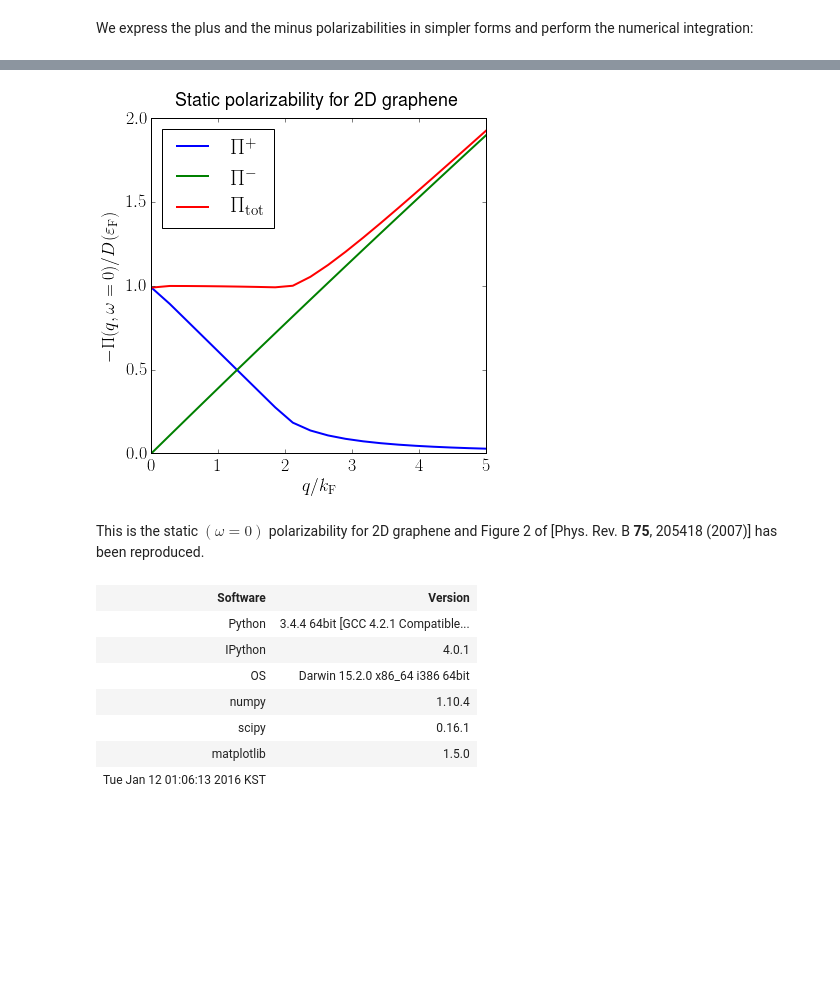
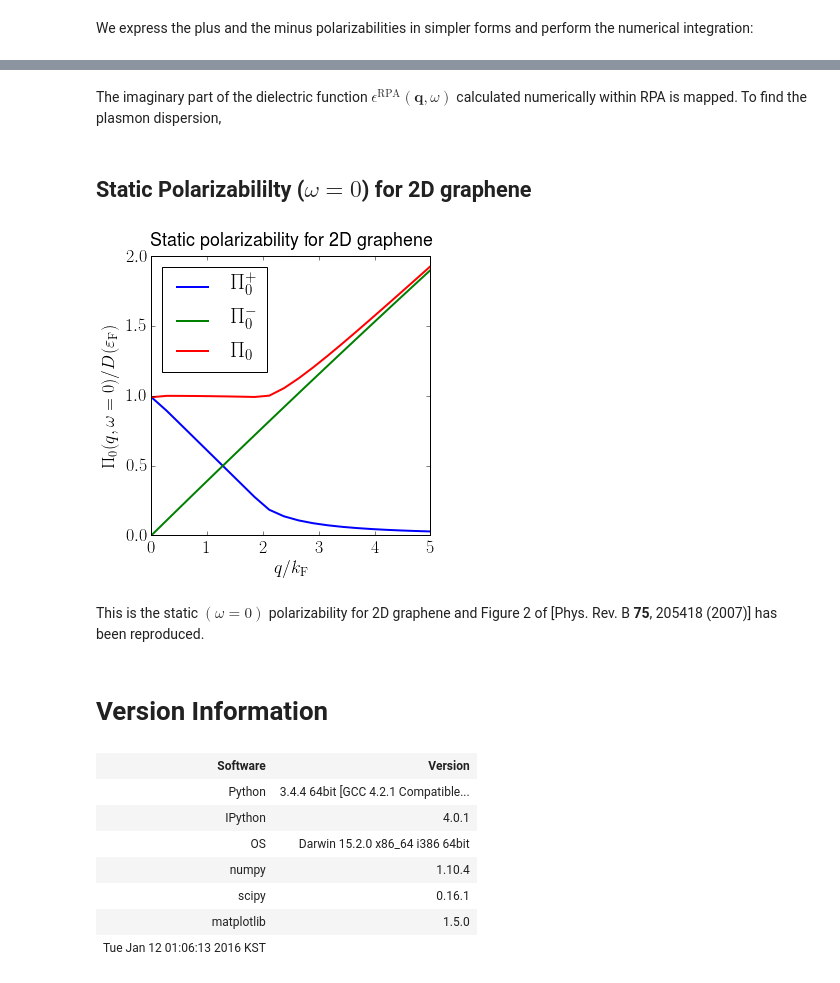
Before and after one commit to eunjongkim/reproduced-papers, a Jupyter notebook: Reproduce-PRB-75-205418-2007-Hwang.ipynb, the cells around one changed output, grey strips where cells are left out. Drawn from its saved outputs; the diff is of its cells as text; code cells hidden in the pictures; blank space fills up the shorter version.

```diff
--- a/Reproduce-PRB-75-205418-2007-Hwang.ipynb
+++ b/Reproduce-PRB-75-205418-2007-Hwang.ipynb
@@ -140,0 +188,11 @@ for idx, q_ in enumerate(q):
+# %%
+# empty array to store the imaginary part of polarizability values
+polarizability = zeros((N, N), dtype=complex)
+# %%
+# time-consuming calculation
+for idx1, q_ in enumerate(q):
+    for idx2, omega_ in enumerate(omega):
+        polarizability0_ = polarizability0(q_, omega_)
+        polarizability[idx1, idx2] = (polarizability0_ / (1 - v_c(q_ * wavevector_F) *
+                                                          DOS_F * polarizability0_))
+    print(r"idx1 = %d, q = %f complete" % (idx1, q_))
@@ -140,0 +245,4 @@ for idx, q_ in enumerate(q):
+# %% [markdown]
+The imaginary part of the dielectric function $\epsilon^{\mathrm{RPA}}(\mathbf{q},\omega)$ calculated numerically within RPA is mapped. To find the plasmon dispersion,
+# %% [markdown]
+## Static Polarizabililty ($\omega=0$) for 2D graphene
@@ -141,19 +254,29 @@ for idx, q_ in enumerate(q):
+# %%
+# empty arrays to store polarizability values
+polarizability0_p, polarizability0_m = zeros(N), zeros(N)
+# %%
+# static polarizability
+for idx, q_ in enumerate(q):
+    polarizability0_p[idx] = polarizability0_p_real(q_, 0)
+    polarizability0_m[idx] = polarizability0_m_real(q_, 0)
 # %%
-fig, ax = plt.subplots(1,1, figsize=(6,6))
+fig, ax = plt.subplots(1,1, figsize=(5,5))
 
-ax.plot(q, polarizability_p, label=r'$\Pi^{+}$', lw=2)
-ax.plot(q, polarizability_m, label=r'$\Pi^{-}$', lw=2)
-ax.plot(q, polarizability_p + polarizability_m, label=r'$\Pi_\mathrm{tot}$', lw=2)
+ax.plot(q, polarizability0_p, label=r'$\Pi^{+}_0$', lw=2)
+ax.plot(q, polarizability0_m, label=r'$\Pi^{-}_0$', lw=2)
+ax.plot(q, polarizability0_p + polarizability0_m, label=r'$\Pi_0$', lw=2)
 
 ax.set_xlabel(r'$q/k_\mathrm{F}$')
-ax.set_ylabel(r'$- \Pi(q,\omega=0)/D(\varepsilon_\mathrm{F})$')
-fig.text(0.18, 0.93, r'Static polarizability for 2D graphene')
+ax.set_ylabel(r'$\Pi_0(q,\omega=0)/D(\varepsilon_\mathrm{F})$')
+fig.text(0.12, 0.93, r'Static polarizability for 2D graphene')
 ax.set_xlim([0, 5]); ax.set_ylim([0, 2])
 ax.legend(loc=0);
 # %% [output]
-[figure, old version]
+[figure, new version]
 # %% [markdown]
 This is the static $(\omega=0)$ polarizability for 2D graphene and Figure 2 of [Phys. Rev. B <strong>75</strong>, 205418 (2007)] has been reproduced.
+# %% [markdown]
+# Version Information
 # %%
 %reload_ext version_information
 
```
Also changed, not shown: parts of 33 cells of this notebook.
